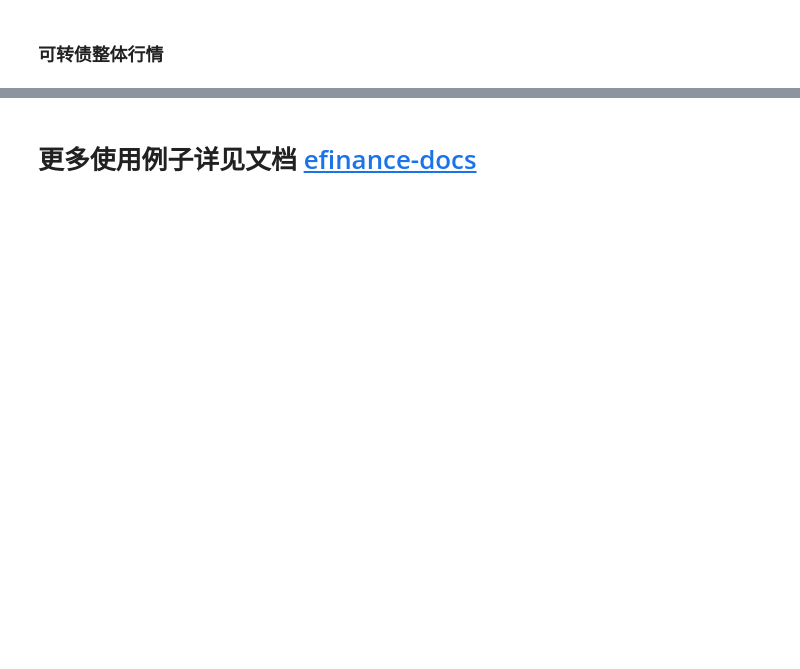
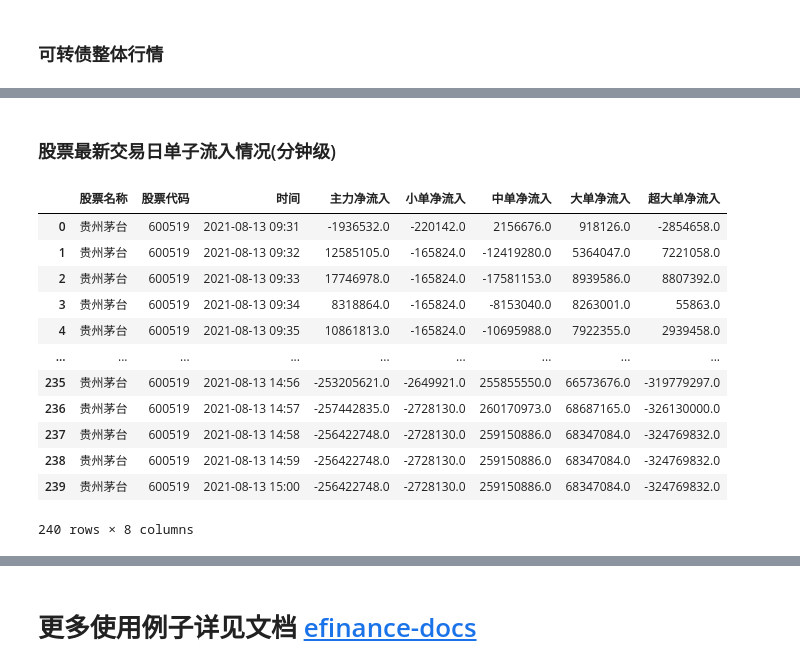
Before and after one commit to Micro-sheep/efinance, a Jupyter notebook: examples/bond.ipynb, the cells around one changed output, grey strips where cells are left out. Saved outputs shown, nothing was run; the diff lists cells and outputs as text; code cells hidden in the pictures; blank space fills up the shorter version.

```diff
--- a/examples/bond.ipynb
+++ b/examples/bond.ipynb
@@ -84,0 +85,19 @@ ef.bond.get_realtime_quotes()
+# %% [markdown]
+### 股票最新交易日单子流入情况(分钟级)
+# %%
+import efinance as ef
+ef.stock.get_today_bill('600519')
+# %% [output]
+|  | 股票名称 | 股票代码 | 时间 | 主力净流入 | 小单净流入 | 中单净流入 | 大单净流入 | 超大单净流入 |
+| 0 | 贵州茅台 | 600519 | 2021-08-13 09:31 | -1936532.0 | -220142.0 | 2156676.0 | 918126.0 | -2854658.0 |
+| 1 | 贵州茅台 | 600519 | 2021-08-13 09:32 | 12585105.0 | -165824.0 | -12419280.0 | 5364047.0 | 7221058.0 |
+| 2 | 贵州茅台 | 600519 | 2021-08-13 09:33 | 17746978.0 | -165824.0 | -17581153.0 | 8939586.0 | 8807392.0 |
+| 3 | 贵州茅台 | 600519 | 2021-08-13 09:34 | 8318864.0 | -165824.0 | -8153040.0 | 8263001.0 | 55863.0 |
+| 4 | 贵州茅台 | 600519 | 2021-08-13 09:35 | 10861813.0 | -165824.0 | -10695988.0 | 7922355.0 | 2939458.0 |
+| ... | ... | ... | ... | ... | ... | ... | ... | ... |
+| 235 | 贵州茅台 | 600519 | 2021-08-13 14:56 | -253205621.0 | -2649921.0 | 255855550.0 | 66573676.0 | -319779297.0 |
+| 236 | 贵州茅台 | 600519 | 2021-08-13 14:57 | -257442835.0 | -2728130.0 | 260170973.0 | 68687165.0 | -326130000.0 |
+| 237 | 贵州茅台 | 600519 | 2021-08-13 14:58 | -256422748.0 | -2728130.0 | 259150886.0 | 68347084.0 | -324769832.0 |
+| 238 | 贵州茅台 | 600519 | 2021-08-13 14:59 | -256422748.0 | -2728130.0 | 259150886.0 | 68347084.0 | -324769832.0 |
+| 239 | 贵州茅台 | 600519 | 2021-08-13 15:00 | -256422748.0 | -2728130.0 | 259150886.0 | 68347084.0 | -324769832.0 |
+240 rows × 8 columns
```
Also changed, not shown: parts of 6 cells of this notebook, 17 other files.
